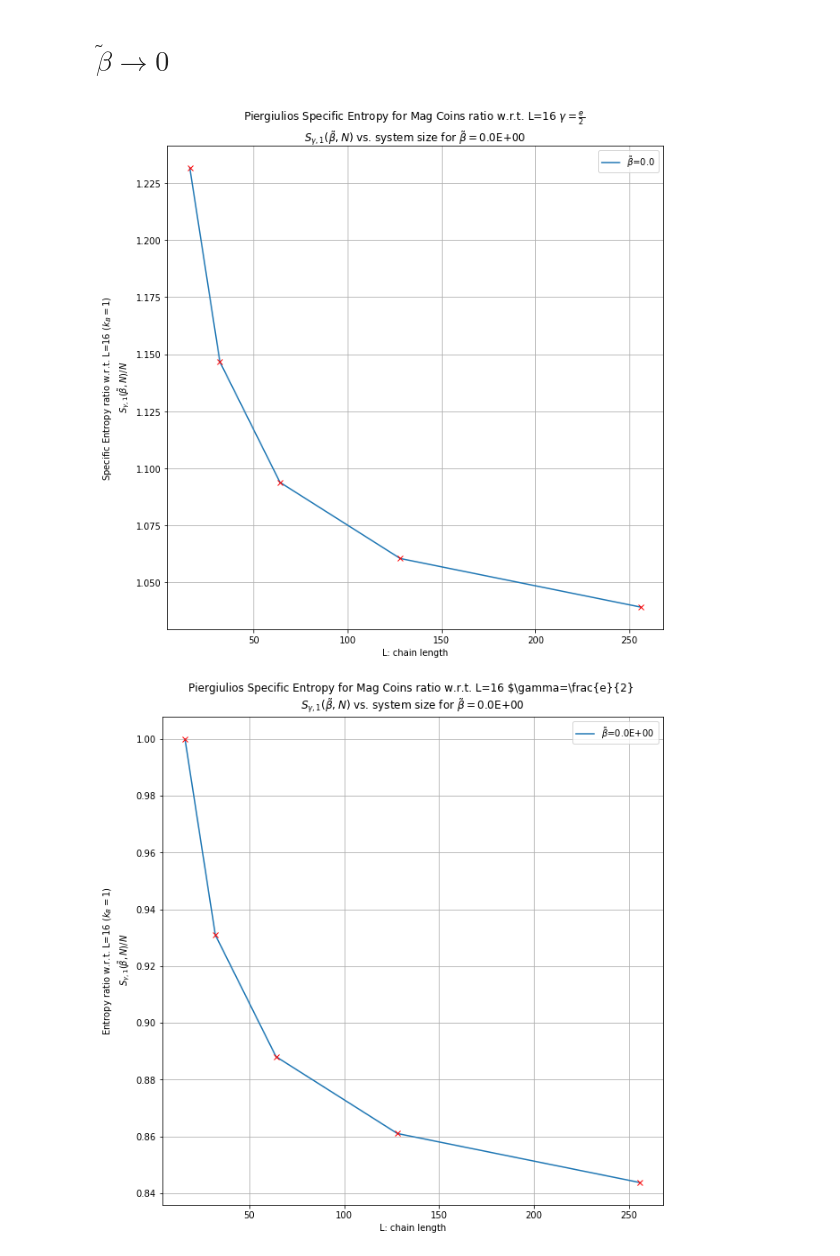
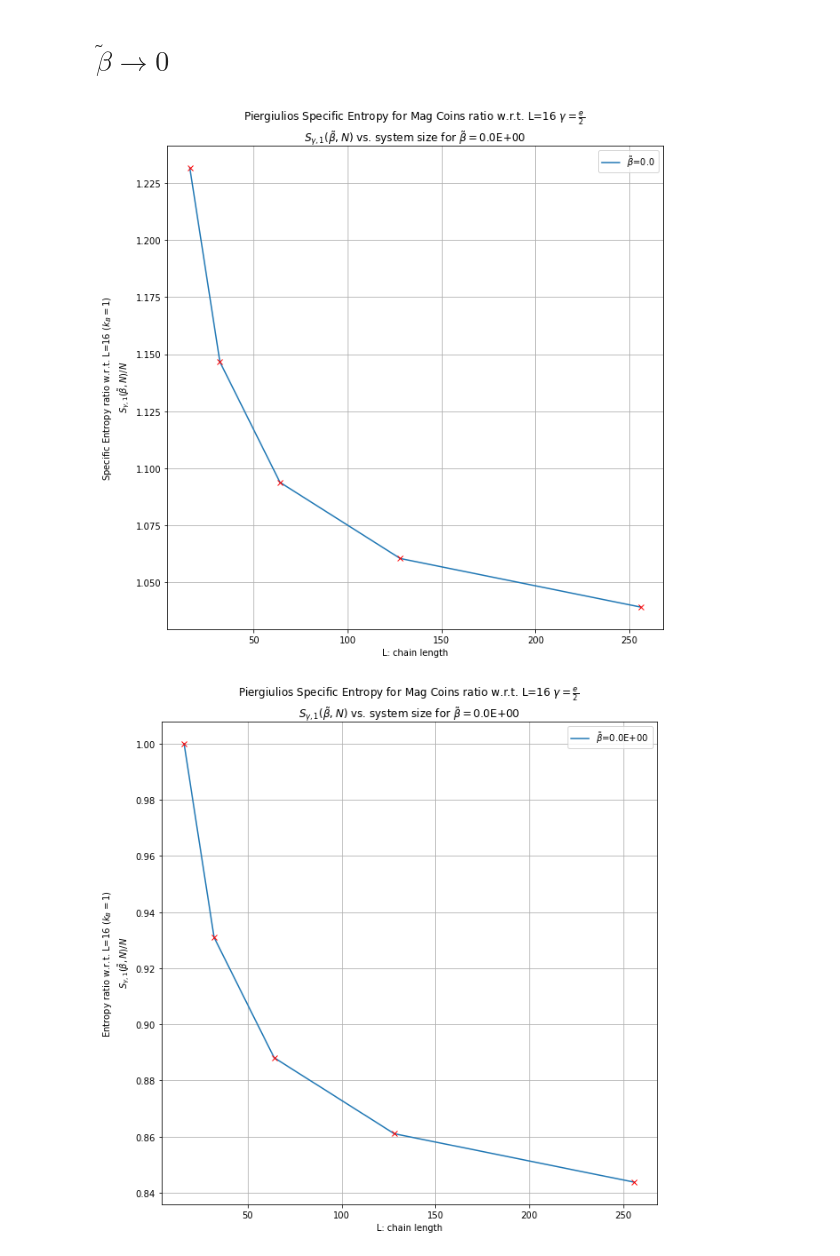
Before and after one commit to rpazuki/sampleNotebooks, a Jupyter notebook: Piergiulios Entropy-Mag Coins/Piergiulios Entropy-Mag Coins.ipynb, the cells around one changed output. Saved outputs shown, nothing was run; the diff lists cells and outputs as text; code cells hidden in the pictures.

```diff
--- a/Piergiulios Entropy-Mag Coins/Piergiulios Entropy-Mag Coins.ipynb
+++ b/Piergiulios Entropy-Mag Coins/Piergiulios Entropy-Mag Coins.ipynb
@@ -80,9 +80,9 @@ def avg_energy(omega_E,beta_tilde,Z):
     #L is the size of the 1D Ising chain
     L = len(omega_E)-1
     #Calculate the partition function at T
-    e_sum = sum(map(lambda E,n_E: Decimal(0.0) if(n_E == 0) else Decimal(E)*Decimal(-float(beta_tilde)*E + log(n_E) - log(Z)).exp(),\
+    e_sum = sum(map(lambda E,n_E: Decimal(0.0) if(n_E == 0) else Decimal(E)*Decimal(-float(beta_tilde)*E + log(n_E)).exp(),\
                     range(-L,L + 1,2),omega_E))
-    return e_sum
+    return e_sum/Z
 # %% [markdown]
 # Piergiulio's Entropy
 
@@ -333,33 +365,33 @@ plt.show()
 # %%
 sizes = [16,32,64,128,256]
 beta = 0.0#1e-8
 
 T_0_1 = list(map(lambda n: specific_entropy_L(n,beta),sizes))
 plt.plot(sizes,T_0_1,label=r'$\tilde{\beta}$=0.0')
 plt.plot(sizes,T_0_1,'rx')
 plt.grid()
 plt.legend()
 plt.title(r'Piergiulios Specific Entropy for Mag Coins ratio w.r.t. L=16 $\gamma=\frac{e}{2}$'+' \n'+ r'$S_{\gamma,1}(\tilde{\beta},N)$ vs. system size for $\tilde{\beta}=$' + '%.1E' % beta)
 plt.xlabel('L: chain length')
 plt.ylabel('Specific Entropy ratio w.r.t. L=16 ($k_B = 1$)\n'+r' $S_{\gamma,1}(\tilde{\beta},N)/N$ ')
 #plt.yscale('log')
 plt.show()
 
 T_0_1 = list(map(lambda n: specific_entropy_L(n,beta)/specific_entropy_L(16,beta),sizes))
 
 
 plt.plot(sizes,T_0_1,label=r'$\tilde{\beta}$=' + '%.1E'%beta)
 plt.plot(sizes,T_0_1,'rx')
 plt.grid()
 plt.legend()
-plt.title(r'Piergiulios Specific Entropy for Mag Coins ratio w.r.t. L=16 $\gamma=\frac{e}{2}'+' \n'+ r'$S_{\gamma,1}(\tilde{\beta},N)$ vs. system size for $\tilde{\beta}=$' + '%.1E' % beta)
+plt.title(r'Piergiulios Specific Entropy for Mag Coins ratio w.r.t. L=16 $\gamma=\frac{e}{2}$'+' \n'+ r'$S_{\gamma,1}(\tilde{\beta},N)$ vs. system size for $\tilde{\beta}=$' + '%.1E' % beta)
 plt.xlabel('L: chain length')
 plt.ylabel('Entropy ratio w.r.t. L=16 ($k_B = 1$)\n'+r' $S_{\gamma,1}(\tilde{\beta},N)/N$ ')
 #plt.yscale('log')
 plt.show()
 # %% [output]
 [figure]
-[figure, old version]
+[figure, new version]
 # %%
 L=128
 gamma = exp(1.0)/2.0
```
Also changed, not shown: parts of 4 cells of this notebook, 1 other file.
